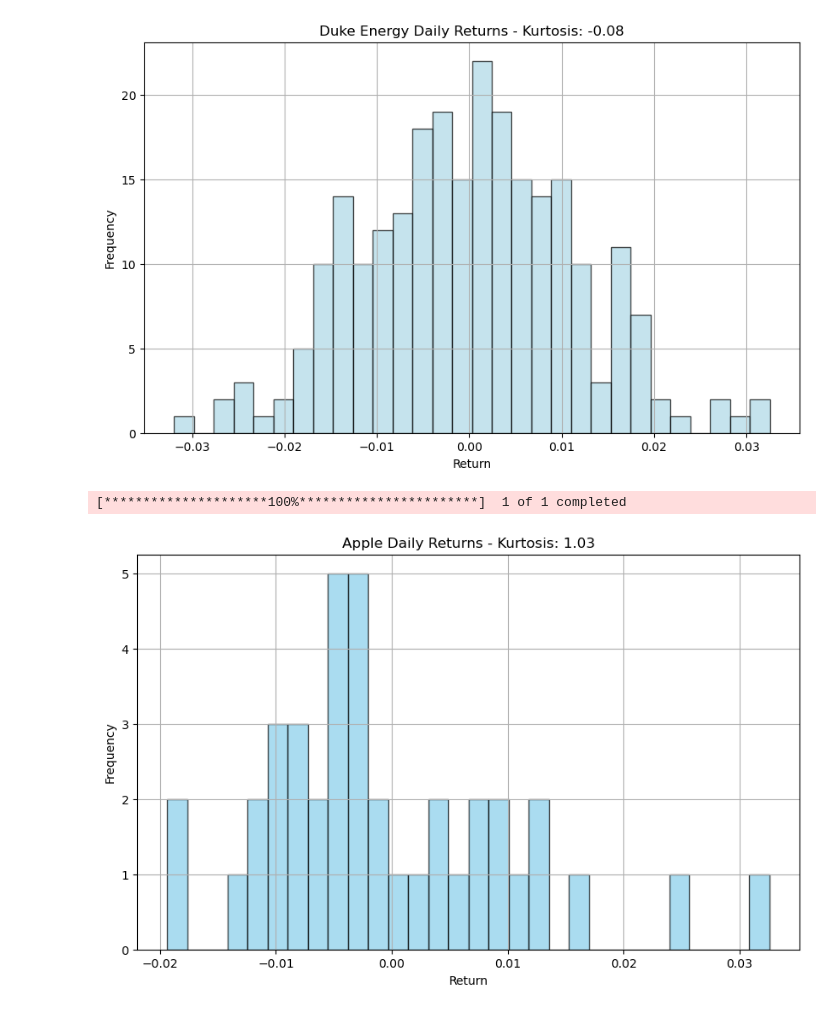
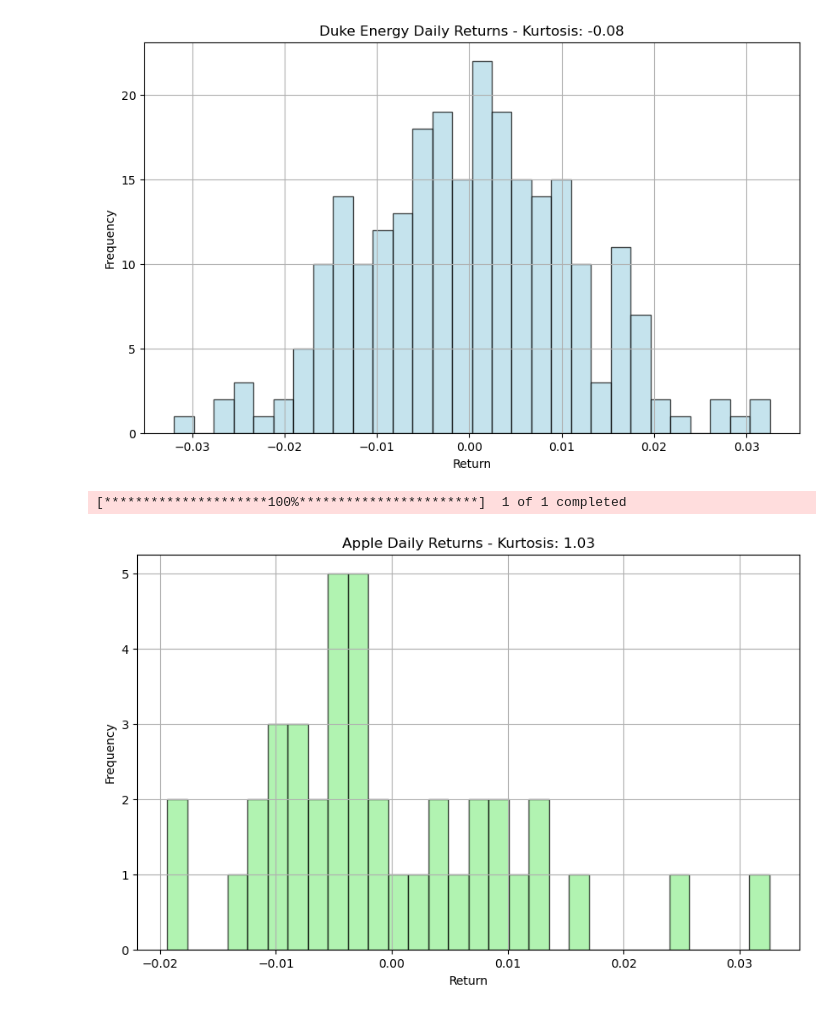
Before and after one commit to sahanajprakash/INFO6105, a Jupyter notebook: INFO6105_practice/Lecture_1_Statistical_Distributions.ipynb, the cells around one changed output. Cells and saved outputs as stored; diff of their text form; code cells hidden in the pictures.

```diff
--- a/INFO6105_practice/Lecture_1_Statistical_Distributions.ipynb
+++ b/INFO6105_practice/Lecture_1_Statistical_Distributions.ipynb
@@ -296,32 +298,32 @@ import matplotlib.pyplot as plt
 from scipy.stats import kurtosis
 
 # Define the stock symbol
 uniform_kurtosis_stock = 'AAPL'  # Apple
 
 # Define the time period for analysis
 start_date = '2024-01-01'
 end_date = '2024-03-01'
 
 # Fetch historical data for Apple
 data = yf.download(uniform_kurtosis_stock, start=start_date, end=end_date)
 
 # Calculate daily returns
 data['Return'] = data['Adj Close'].pct_change()
 
 # Drop NaN values
 returns = data['Return'].dropna()
 
 # Calculate kurtosis
 kurt = kurtosis(returns)
 
 # Create the histogram plot
 plt.figure(figsize=(10, 6))
-plt.hist(returns, bins=30, color='skyblue', edgecolor='black', alpha=0.7)
+plt.hist(returns, bins=30, color='lightgreen', edgecolor='black', alpha=0.7)
 plt.title(f'Apple Daily Returns - Kurtosis: {kurt:.2f}')
 plt.xlabel('Return')
 plt.ylabel('Frequency')
 plt.grid(True)
 plt.show()
 # %% [output]
 [*********************100%***********************]  1 of 1 completed
-[figure, old version]
+[figure, new version]
```
Also changed, not shown: parts of 1 cell of this notebook.
